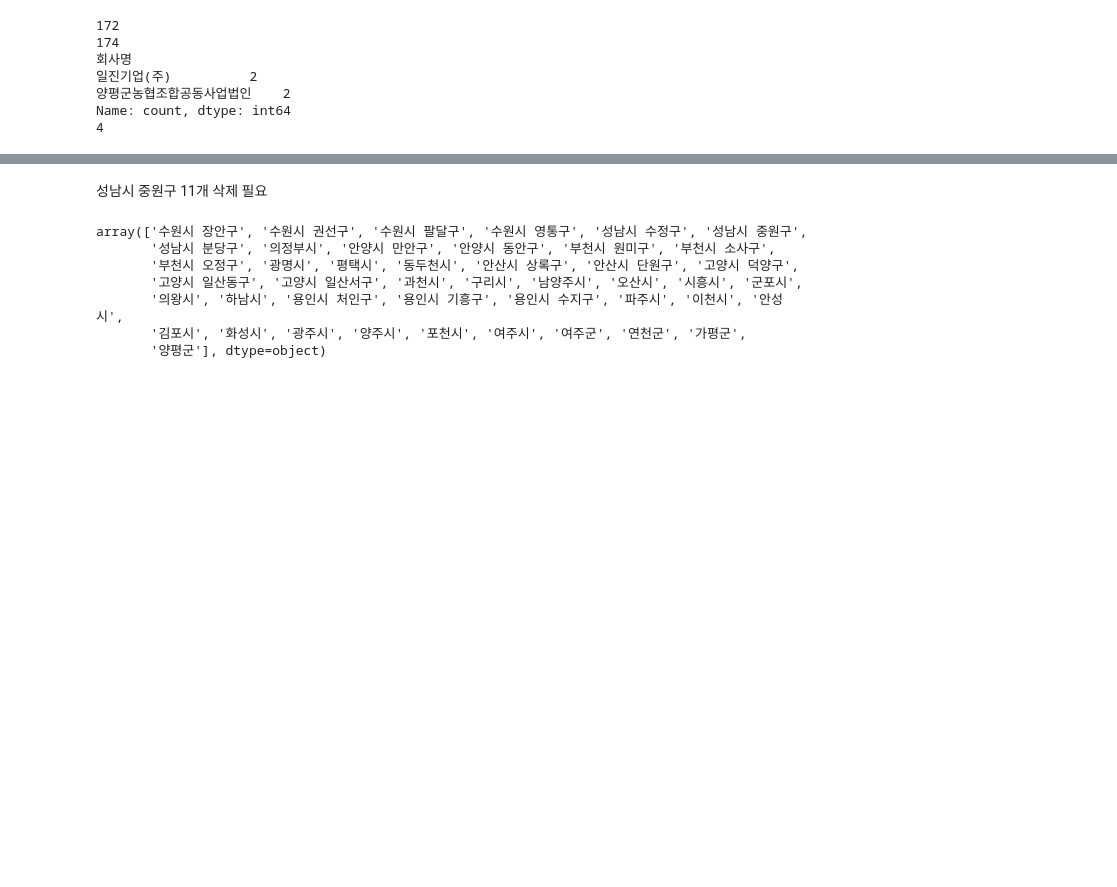
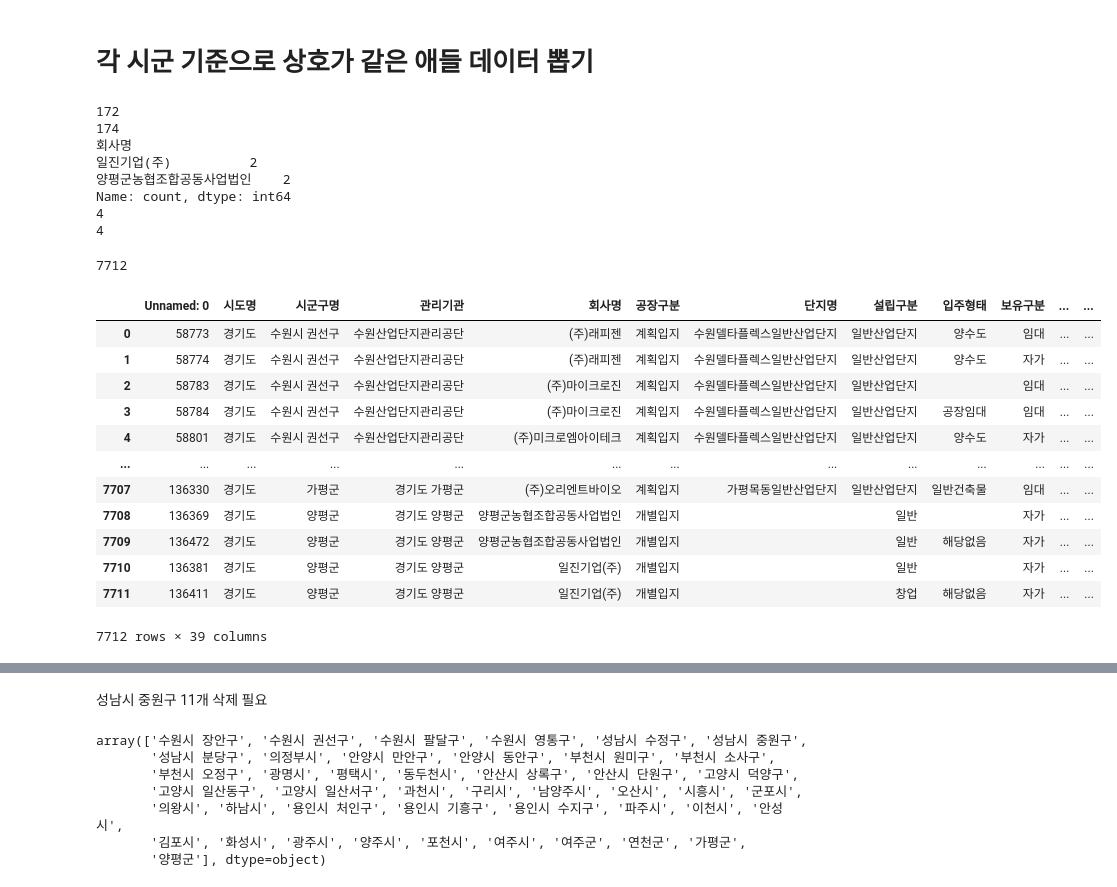
Before and after one commit to Jinii1/LS_BIGDATA_LECTURE, a Jupyter notebook: code/경기신보/250116.ipynb, the cells around one changed output, grey strips where cells are left out. Drawn from its saved outputs; the diff is of its cells as text; code cells hidden in the pictures; blank space fills up the shorter version.

```diff
--- a/code/경기신보/250116.ipynb
+++ b/code/경기신보/250116.ipynb
@@ -42,3 +43,5 @@ print(77890-77371) # 데이터 519개가 차이난다
+# %% [markdown]
+# 각 시군 기준으로 상호가 같은 애들 데이터 뽑기
 # %%
 g = g_24_12[g_24_12['시군구명']=='양평군']
 print(g['회사명'].nunique())
@@ -55,12 +58,12 @@ g_d = g['회사명'].value_counts()[g['회사명'].value_counts() > 1].index
 result = g[g['회사명'].isin(g_d)]
 print(result.shape[0])
 
-# 같은 회사끼리 정렬
+# # 같은 회사끼리 정렬
 result = result.sort_values(by='회사명', ascending=True)
 print(result.shape[0])
 
 # # 엑셀로 저장
-# result.to_excel('../../bigfile/양평군.xlsx')
+result.to_excel('../../bigfile/양평군.xlsx')
 # %% [output]
 172
 174
@@ -69,3 +72,77 @@ print(result.shape[0])
 양평군농협조합공동사업법인    2
 Name: count, dtype: int64
 4
+4
+# %%
+g_1 = pd.read_excel('../../bigfile/수원시 장안구.xlsx')
+g_2 = pd.read_excel('../../bigfile/수원시 권선구.xlsx')
+g_3 = pd.read_excel('../../bigfile/수원시 팔달구.xlsx')
+g_4 = pd.read_excel('../../bigfile/수원시 영통구.xlsx')
+g_5 = pd.read_excel('../../bigfile/성남시 수정구.xlsx')
+g_6 = pd.read_excel('../../bigfile/성남시 중원구.xlsx')
+g_7 = pd.read_excel('../../bigfile/성남시 분당구.xlsx')
+g_8 = pd.read_excel('../../bigfile/의정부시.xlsx')
+g_9 = pd.read_excel('../../bigfile/안양시 만안구.xlsx')
+g_10 = pd.read_excel('../../bigfile/안양시 동안구.xlsx')
+
+g_11 = pd.read_excel('../../bigfile/부천시 원미구.xlsx')
+g_12 = pd.read_excel('../../bigfile/부천시 소사구.xlsx')
+g_13 = pd.read_excel('../../bigfile/부천시 오정구.xlsx')
+g_14 = pd.read_excel('../../bigfile/광명시.xlsx')
+g_15 = pd.read_excel('../../bigfile/평택시.xlsx')
+g_16 = pd.read_excel('../../bigfile/동두천시.xlsx')
+g_17 = pd.read_excel('../../bigfile/안산시 상록구.xlsx')
+g_18 = pd.read_excel('../../bigfile/안산시 단원구.xlsx')
+g_19 = pd.read_excel('../../bigfile/고양시 덕양구.xlsx')
+g_20 = pd.read_excel('../../bigfile/고양시 일산동구.xlsx')
+
+g_21 = pd.read_excel('../../bigfile/고양시 일산서구.xlsx')
+g_22 = pd.read_excel('../../bigfile/과천시.xlsx')
+g_23 = pd.read_excel('../../bigfile/구리시.xlsx')
+g_24 = pd.read_excel('../../bigfile/남양주시.xlsx')
+g_25 = pd.read_excel('../../bigfile/오산시.xlsx')
+g_26 = pd.read_excel('../../bigfile/시흥시.xlsx')
+g_27 = pd.read_excel('../../bigfile/군포시.xlsx')
+g_28 = pd.read_excel('../../bigfile/의왕시.xlsx')
+g_29 = pd.read_excel('../../bigfile/하남시.xlsx')
+g_30 = pd.read_excel('../../bigfile/용인시 처인구.xlsx')
+
+g_31 = pd.read_excel('../../bigfile/용인시 기흥구.xlsx')
+g_32 = pd.read_excel('../../bigfile/용인시 수지구.xlsx')
+g_33 = pd.read_excel('../../bigfile/파주시.xlsx')
+g_34 = pd.read_excel('../../bigfile/이천시.xlsx')
+g_35 = pd.read_excel('../../bigfile/안성시.xlsx')
+g_36 = pd.read_excel('../../bigfile/김포시.xlsx')
+g_37 = pd.read_excel('../../bigfile/화성시.xlsx')
+g_38 = pd.read_excel('../../bigfile/광주시.xlsx')
+g_39 = pd.read_excel('../../bigfile/양주시.xlsx')
+g_40 = pd.read_excel('../../bigfile/포천시.xlsx')
+
+g_41 = pd.read_excel('../../bigfile/여주시.xlsx')
+g_42 = pd.read_excel('../../bigfile/여주군.xlsx')
+g_43 = pd.read_excel('../../bigfile/연천군.xlsx')
+g_44 = pd.read_excel('../../bigfile/가평군.xlsx')
+g_45 = pd.read_excel('../../bigfile/양평군.xlsx')
+
+g = pd.concat([g_1, g_2, g_3, g_4, g_5, g_6, g_7, g_8, g_9, g_10,
+    g_11, g_12, g_13, g_14, g_15, g_16, g_17, g_18, g_19, g_20,
+    g_21, g_22, g_23, g_24, g_25, g_26, g_27, g_28, g_29, g_30,
+    g_31, g_32, g_33, g_34, g_35, g_36, g_37, g_38, g_39, g_40,
+    g_41, g_42, g_43, g_44, g_45], ignore_index=True)
+print(g.shape[0])
+g
+# %% [output]
+7712
+|  | Unnamed: 0 | 시도명 | 시군구명 | 관리기관 | 회사명 | 공장구분 | 단지명 | 설립구분 | 입주형태 | 보유구분 | ... | ... |
+| 0 | 58773 | 경기도 | 수원시 권선구 | 수원산업단지관리공단 | (주)래피젠 | 계획입지 | 수원델타플렉스일반산업단지 | 일반산업단지 | 양수도 | 임대 | ... | ... |
+| 1 | 58774 | 경기도 | 수원시 권선구 | 수원산업단지관리공단 | (주)래피젠 | 계획입지 | 수원델타플렉스일반산업단지 | 일반산업단지 | 양수도 | 자가 | ... | ... |
+| 2 | 58783 | 경기도 | 수원시 권선구 | 수원산업단지관리공단 | (주)마이크로진 | 계획입지 | 수원델타플렉스일반산업단지 | 일반산업단지 |  | 임대 | ... | ... |
+| 3 | 58784 | 경기도 | 수원시 권선구 | 수원산업단지관리공단 | (주)마이크로진 | 계획입지 | 수원델타플렉스일반산업단지 | 일반산업단지 | 공장임대 | 임대 | ... | ... |
+| 4 | 58801 | 경기도 | 수원시 권선구 | 수원산업단지관리공단 | (주)미크로엠아이테크 | 계획입지 | 수원델타플렉스일반산업단지 | 일반산업단지 | 양수도 | 자가 | ... | ... |
+| ... | ... | ... | ... | ... | ... | ... | ... | ... | ... | ... | ... | ... |
+| 7707 | 136330 | 경기도 | 가평군 | 경기도 가평군 | (주)오리엔트바이오 | 계획입지 | 가평목동일반산업단지 | 일반산업단지 | 일반건축물 | 임대 | ... | ... |
+| 7708 | 136369 | 경기도 | 양평군 | 경기도 양평군 | 양평군농협조합공동사업법인 | 개별입지 |  | 일반 |  | 자가 | ... | ... |
+| 7709 | 136472 | 경기도 | 양평군 | 경기도 양평군 | 양평군농협조합공동사업법인 | 개별입지 |  | 일반 | 해당없음 | 자가 | ... | ... |
+| 7710 | 136381 | 경기도 | 양평군 | 경기도 양평군 | 일진기업(주) | 개별입지 |  | 일반 |  | 자가 | ... | ... |
+| 7711 | 136411 | 경기도 | 양평군 | 경기도 양평군 | 일진기업(주) | 개별입지 |  | 창업 | 해당없음 | 자가 | ... | ... |
+7712 rows × 39 columns
```
Also changed, not shown: parts of 4 cells of this notebook, 5 other files.
